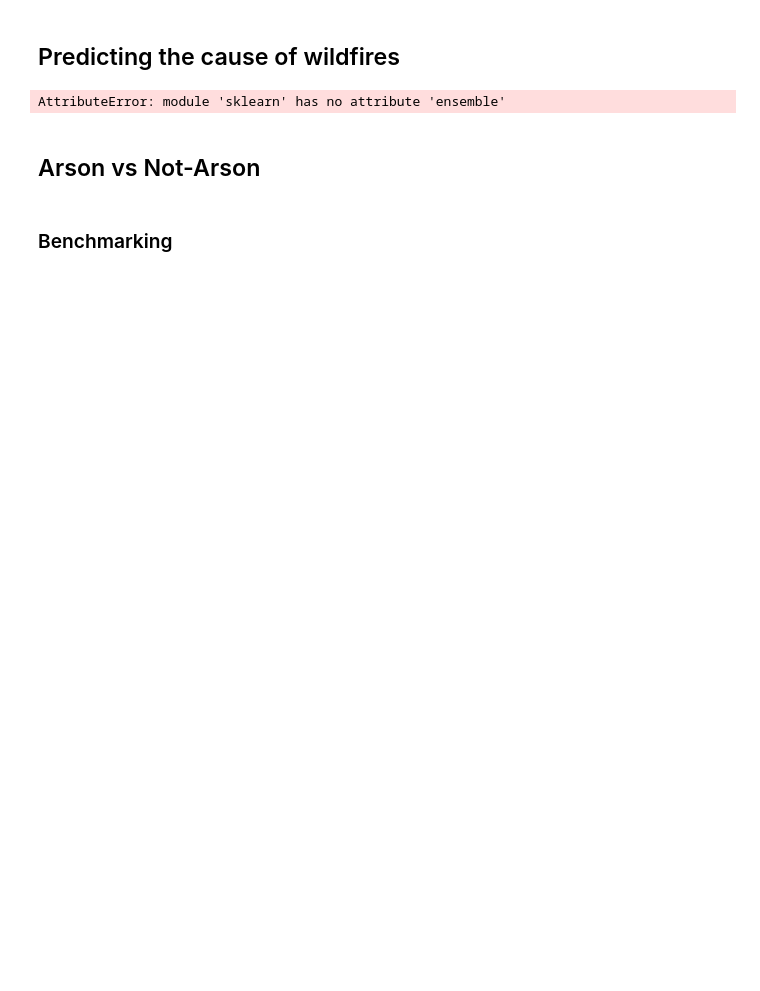
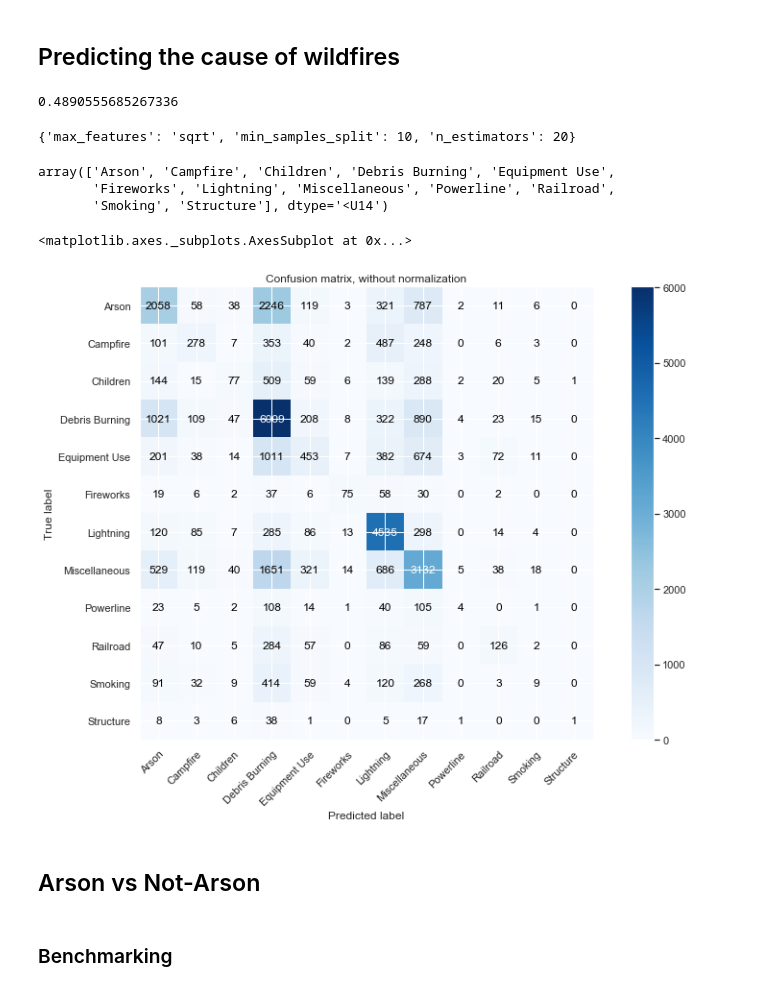
Before and after one commit to carterportwood/Wildfires_ML_Project, a Jupyter notebook: 208 Project.ipynb, the cells around one changed output. Saved outputs shown, nothing was run; the diff lists cells and outputs as text; code cells hidden in the pictures; blank space fills up the shorter version.

Commit message:
Added confusion matrix code

```diff
--- a/208 Project.ipynb
+++ b/208 Project.ipynb
@@ -277,8 +283,3 @@ See the caveats in the documentation: http://pandas.pydata.org/pandas-docs/stabl
 | 4 | 0.565217 | 0.273973 | 0.563798 | -0.171458 | 0.401461 | 0.821294 | 0.0 | ... |
 # %% [markdown]
 ## Predicting the cause of wildfires
-# %%
-rf = RandomForestClassifier()
-rf.fit(X_train_imp, )
-# %% [output]
-AttributeError: module 'sklearn' has no attribute 'ensemble'
@@ -284,0 +341,39 @@ AttributeError: module 'sklearn' has no attribute 'ensemble'
+# %%
+max_features = ['auto', 'sqrt']
+max_depth = [3, 5, None]
+min_samples_split = [2, 10]
+
+
+rf_random_grid = {
+    'n_estimators': [20],
+    'min_samples_split': min_samples_split,
+    'max_depth': max_depth
+    'max_features': max_features}
+
+rf_cv = skl.model_selection.GridSearchCV(RandomForestClassifier(), rf_random_grid,
+                                               cv=3,
+                                               scoring = "accuracy")
+
+rf_cv.fit(X_train_imp, y_train)
+
+y_pred = rf_cv.predict(X_test_imp)
+skl.metrics.accuracy_score(y_pred, y_test)
+# %% [output]
+0.4890555685267336
+# %%
+rf_cv.best_params_
+# %% [output]
+{'max_features': 'sqrt', 'min_samples_split': 10, 'n_estimators': 20}
+# %%
+# y_test_labels = cause_encode.inverse_transform(y_test)
+# y_pred_labels = cause_encode.inverse_transform(y_pred)
+cause_encode.inverse_transform(list(range(0,12)))
+# %% [output]
+array(['Arson', 'Campfire', 'Children', 'Debris Burning', 'Equipment Use',
+       'Fireworks', 'Lightning', 'Miscellaneous', 'Powerline', 'Railroad',
+       'Smoking', 'Structure'], dtype='<U14')
+# %%
+plot_confusion_matrix(y_test_labels, y_pred_labels, cause_encode.inverse_transform(list(range(0,12))))
+# %% [output]
+<matplotlib.axes._subplots.AxesSubplot at 0x...>
+[figure, added]
```
Also changed, not shown: parts of 5 cells of this notebook.
